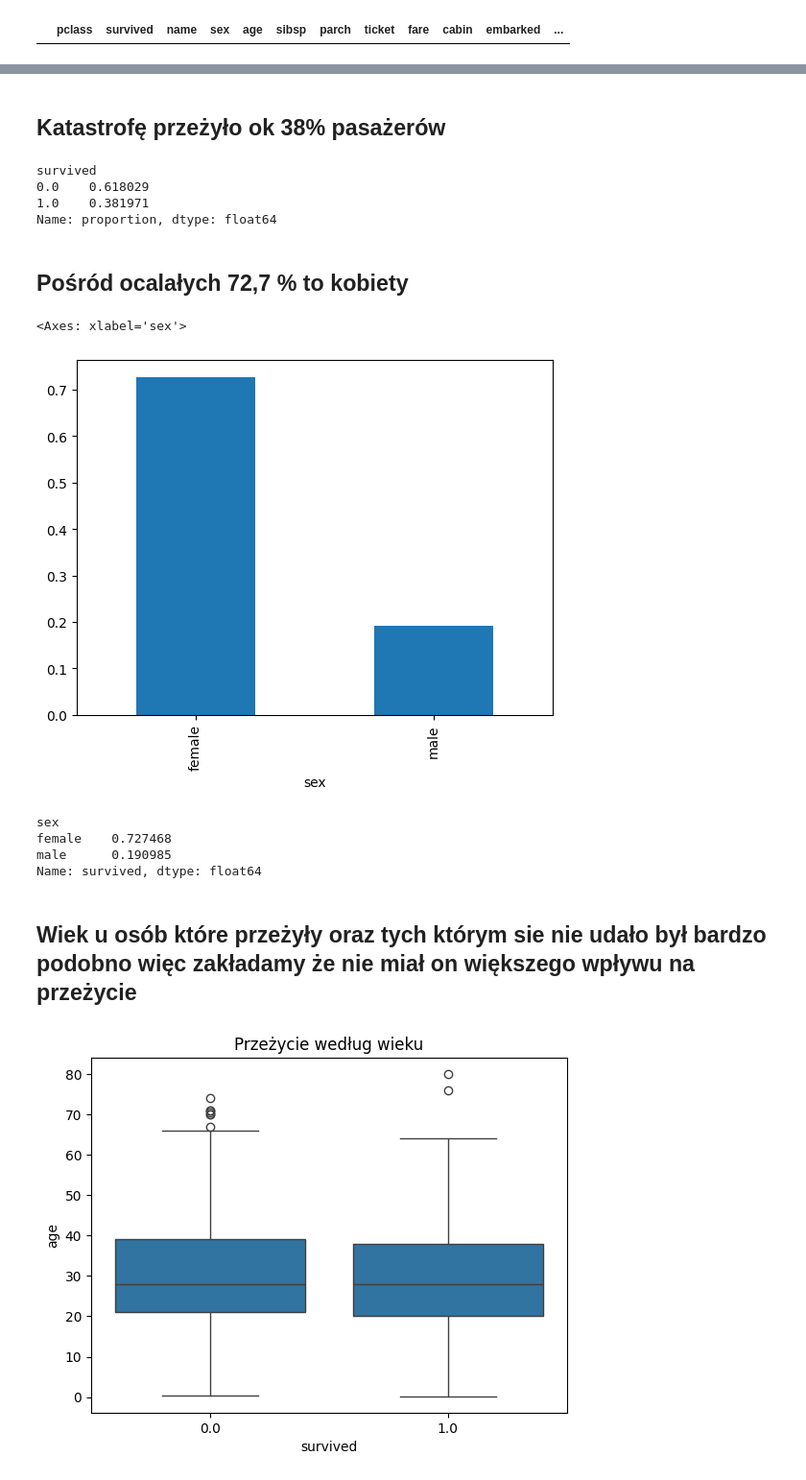
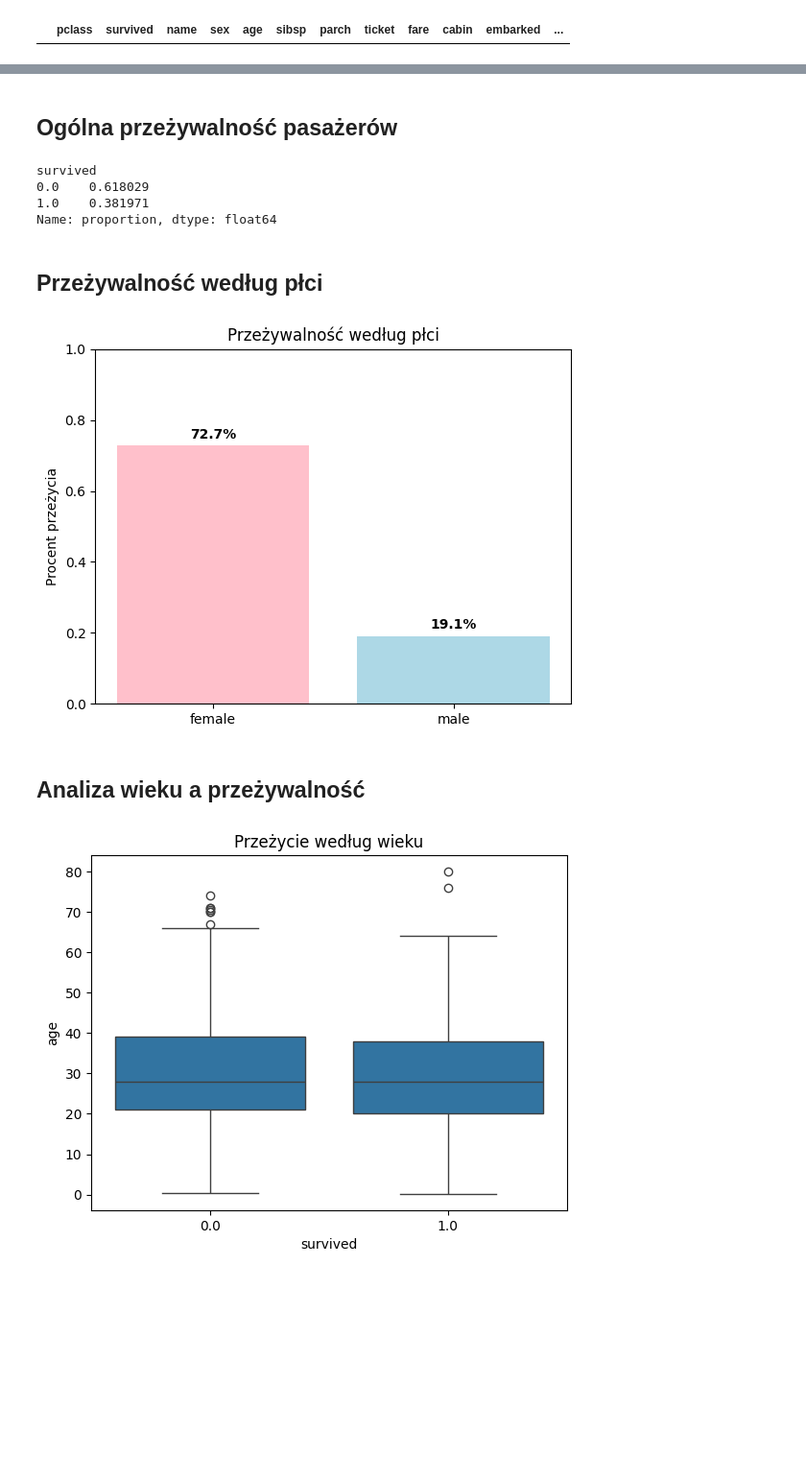
Before and after one commit to Miroslaw7224/My_Ai_Portfolio, a Jupyter notebook: docs/Titanic/titanic.ipynb, the cells around one changed output, grey strips where cells are left out. Shown: that part at 96% size. Drawn from its saved outputs; the diff is of its cells as text; code cells hidden in the pictures; blank space fills up the shorter version.

```diff
--- a/docs/Titanic/titanic.ipynb
+++ b/docs/Titanic/titanic.ipynb
@@ -157,2 +160,0 @@ df[df.isnull().all(axis=1)]
-# %%
-df = df.drop(index=1309)
@@ -175,5 +161,5 @@ df
 # %% [markdown]
-## Katastrofę przeżyło ok **38%** pasażerów
+## Ogólna przeżywalność pasażerów
 # %%
 df['survived'].value_counts(normalize=True)
 # %% [output]
@@ -182,21 +168,20 @@ survived
 1.0    0.381971
 Name: proportion, dtype: float64
 # %% [markdown]
-## Pośród ocalałych 72,7 % to kobiety
+## Przeżywalność według płci
 # %%
-df.groupby('sex')['survived'].mean().plot(kind='bar')
+sex_survival = df.groupby('sex')['survived'].mean()
+bars = plt.bar(sex_survival.index, sex_survival.values, color=['pink', 'lightblue'])
+plt.title('Przeżywalność według płci')
+plt.ylabel('Procent przeżycia')
+plt.ylim(0, 1)
+for i, v in enumerate(sex_survival.values):
+    plt.text(i, v + 0.02, f'{v:.1%}', ha='center', fontweight='bold')
+plt.show()
 # %% [output]
-<Axes: xlabel='sex'>
-[figure, old version]
+[figure, new version]
-# %%
-df.groupby('sex')['survived'].mean()
-# %% [output]
-sex
-female    0.727468
-male      0.190985
-Name: survived, dtype: float64
 # %% [markdown]
-## Wiek u osób które przeżyły oraz tych którym sie nie udało był bardzo podobno więc zakładamy że nie miał on większego wpływu na przeżycie
+## Analiza wieku a przeżywalność
 # %%
 sea.boxplot(data=df, x='survived', y='age')
 plt.title("Przeżycie według wieku")
```
Also changed, not shown: parts of 37 cells of this notebook, 3 other files.
